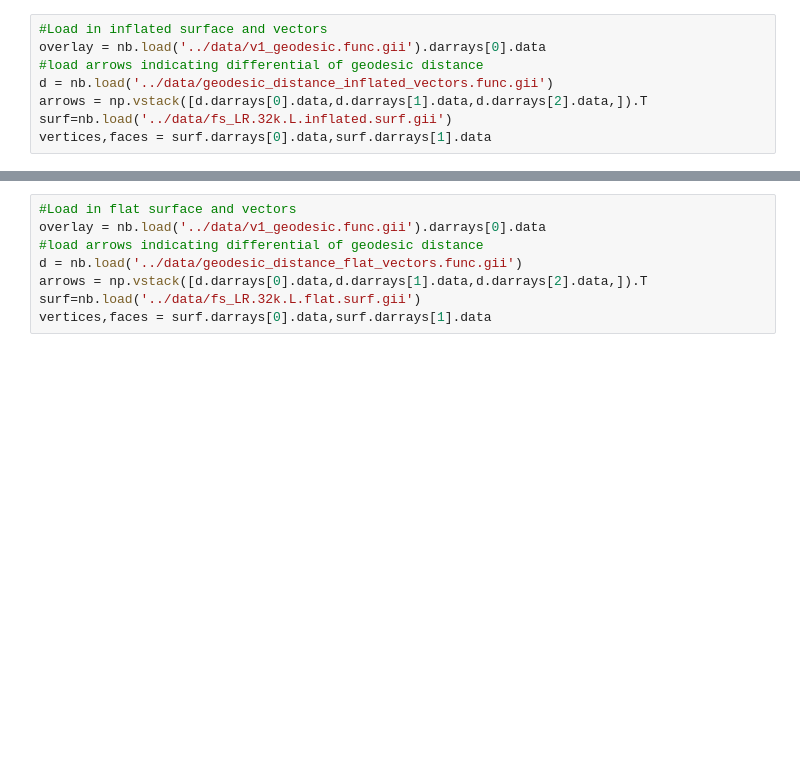
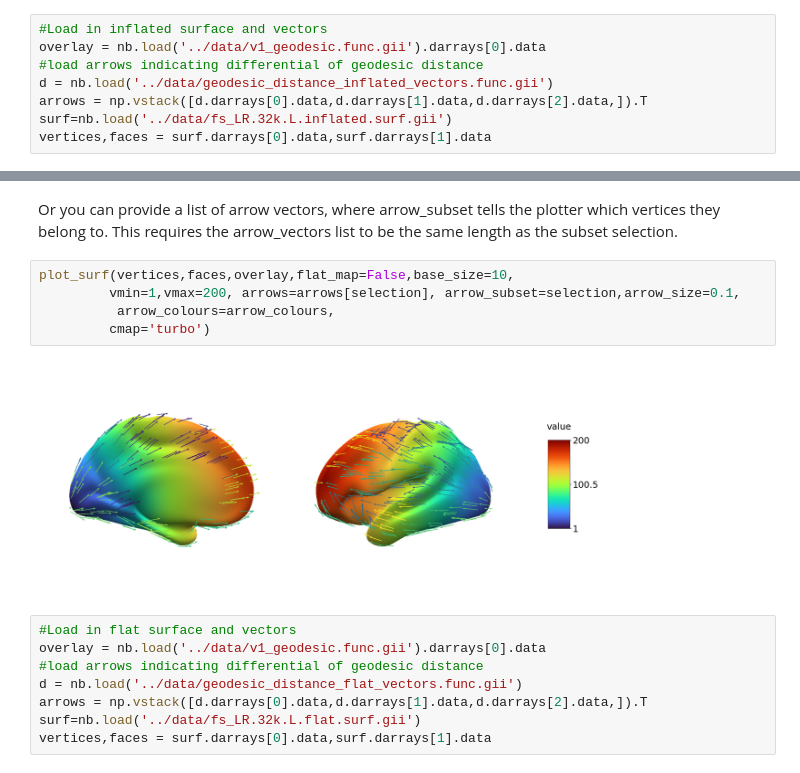
Before and after one commit to kwagstyl/matplotlib_surface_plotting, a Jupyter notebook: examples/arrows_map.ipynb, the cells around one changed output, grey strips where cells are left out. Cells and saved outputs as stored; diff of their text form; blank space fills up the shorter version.

```diff
--- a/examples/arrows_map.ipynb
+++ b/examples/arrows_map.ipynb
@@ -33,3 +35,12 @@ plot_surf(vertices,faces,overlay,flat_map=False,base_size=10,
+# %% [markdown]
+Or you can provide a list of arrow vectors, where arrow_subset tells the plotter which vertices they belong to. This requires the arrow_vectors list to be the same length as the subset selection.
+# %%
+plot_surf(vertices,faces,overlay,flat_map=False,base_size=10,
+         vmin=1,vmax=200, arrows=arrows[selection], arrow_subset=selection,arrow_size=0.1,
+          arrow_colours=arrow_colours,
+         cmap='turbo')
+# %% [output]
+[figure, added]
 # %%
 #Load in flat surface and vectors
 overlay = nb.load('../data/v1_geodesic.func.gii').darrays[0].data
```
Also changed, not shown: parts of 3 cells of this notebook, 1 other file.
